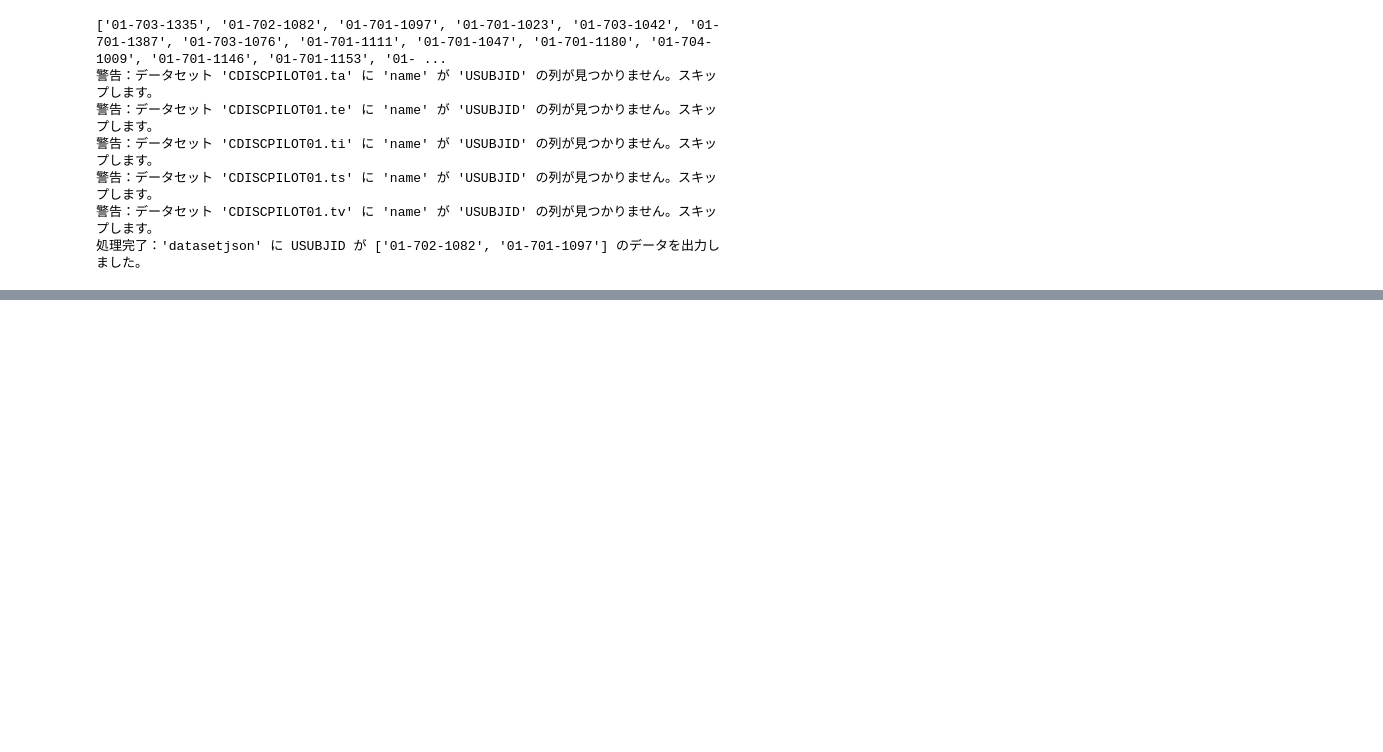
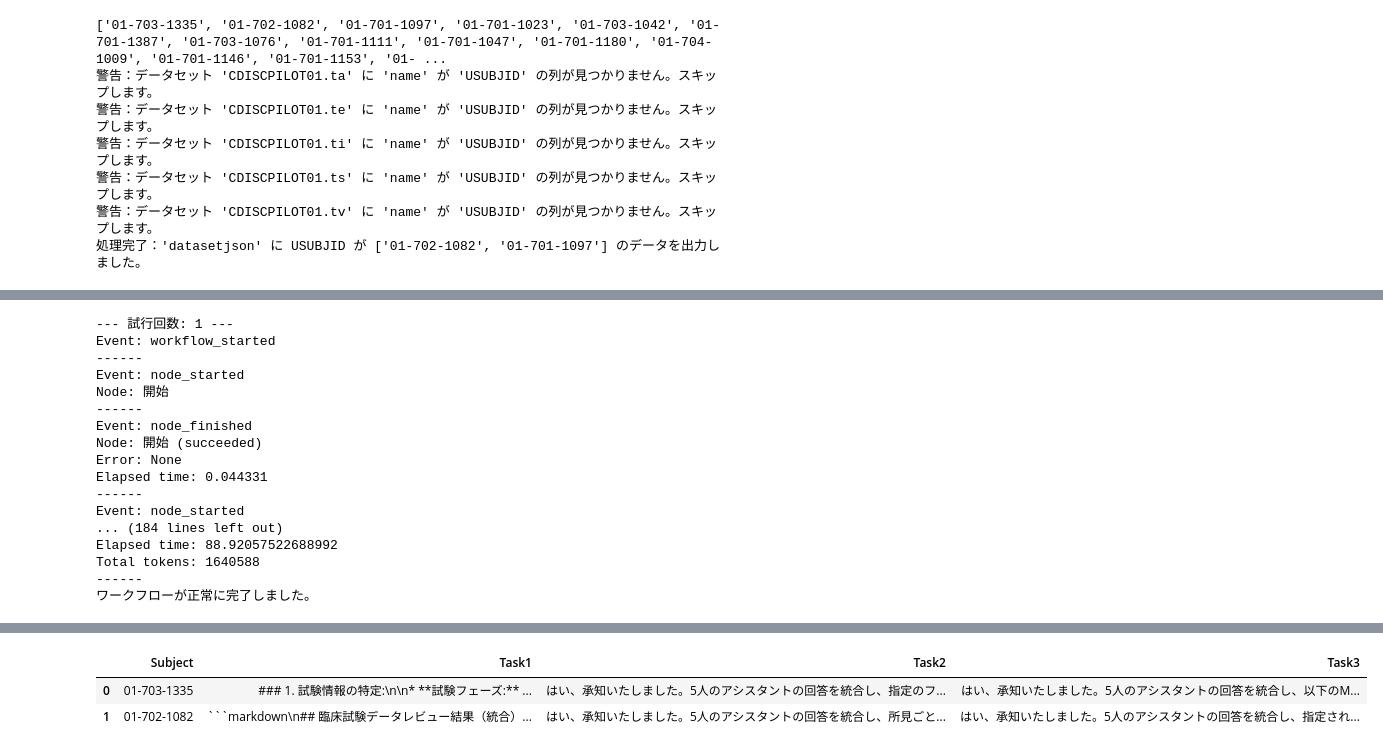
Before and after one commit to Takumi173/DifyApps, a Jupyter notebook: Dataset_JSON_Reviewer.ipynb, the cells around one changed output, grey strips where cells are left out. Cells and saved outputs as stored; diff of their text form; code cells hidden in the pictures; blank space fills up the shorter version.

````diff
--- a/Dataset_JSON_Reviewer.ipynb
+++ b/Dataset_JSON_Reviewer.ipynb
@@ -662,7 +662,7 @@ def safe_print_event_data(event: sseclient.Event):
     except AttributeError as e:
         print(f"Error accessing event data attribute: {e}")
 
-def run_workflow_with_retry(api_key: str, workflow_inputs: dict, user_id: str, max_retries: int = 3, retry_delay: int = 5):
+def run_workflow_with_retry(api_key: str, workflow_inputs: dict, user_id: str, max_retries: int = 3, retry_delay: int = 30):
     """ワークフローを実行し、エラー発生時にリトライを行う (ストリーミングモード専用)"""
     for retry in range(max_retries + 1):
         print(f"--- 試行回数: {retry + 1} ---")
@@ -937,12 +937,6 @@ for l in Target_data:
 
 updated_subjects = list(set(updated_subjects))
 print(updated_subjects)
-
-target_ids = updated_subjects[1:3]
-
-datasetjson = filter_data(dataset_list_updated, target_ids)
-print(f"処理完了：'datasetjson' に USUBJID が {target_ids} のデータを出力しました。")
-# datasetjson = filter_data(target, list(usubjids)[100])
 # %% [output]
 ['01-703-1335', '01-702-1082', '01-701-1097', '01-701-1023', '01-703-1042', '01-701-1387', '01-703-1076', '01-701-1111', '01-701-1047', '01-701-1180', '01-704-1009', '01-701-1146', '01-701-1153', '01- ...
 警告：データセット 'CDISCPILOT01.ta' に 'name' が 'USUBJID' の列が見つかりません。スキップします。
@@ -952,24 +946,45 @@ print(f"処理完了：'datasetjson' に USUBJID が {target_ids} のデータ
 警告：データセット 'CDISCPILOT01.tv' に 'name' が 'USUBJID' の列が見つかりません。スキップします。
 処理完了：'datasetjson' に USUBJID が ['01-702-1082', '01-701-1097'] のデータを出力しました。
 # %%
+import pandas as pd
+
 # リトライ付きでワークフローを実行
-for subj in updated_subjects:
-  datasetjson = filter_data(dataset_list_updated, subj)
-  print(f"処理完了：'datasetjson' に USUBJID が {subj} のデータを出力しました。")
+results_list = []
 
-  workflow_inputs_Task = create_workflow_input(ModelName, SysPrompt, UserInput_Task1, UserInput_end1, json.dumps(datasetjson), UserInput_end2)
-  result = run_workflow_with_retry(api_key, workflow_inputs_Task, user_id)
-  display(Markdown(result['data']['outputs']['text']))
+for subj in updated_subjects[0:2]:
+    datasetjson = filter_data(dataset_list_updated, subj)
+    print(f"処理完了：'datasetjson' に USUBJID が {subj} のデータを出力しました。")
 
-  workflow_inputs_Task = create_workflow_input(ModelName, SysPrompt, UserInput_Task2, UserInput_end1, json.dumps(datasetjson), UserInput_end2)
-  result = run_workflow_with_retry(api_key, workflow_inputs_Task, user_id)
-  display(Markdown(result['data']['outputs']['text']))
+    row_data = {'Subject': subj}  # 各行のデータを格納する辞書
 
-  workflow_inputs_Task = create_workflow_input(ModelName, SysPrompt, UserInput_Task3, UserInput_end1, json.dumps(datasetjson), UserInput_end2)
-  result = run_workflow_with_retry(api_key, workflow_inputs_Task, user_id)
-  display(Markdown(result['data']['outputs']['text']))
+    # Task 1 の処理
+    workflow_inputs_Task1 = create_workflow_input(ModelName, SysPrompt, UserInput_Task1, UserInput_end1, json.dumps(datasetjson), UserInput_end2)
+    result_Task1 = run_workflow_with_retry(api_key, workflow_inputs_Task1, user_id)
+    output_Task1 = result_Task1['data']['outputs']['text']
+    display(Markdown(output_Task1))
+    row_data['Task1'] = output_Task1
 
-  break
+    # Task 2 の処理
+    workflow_inputs_Task2 = create_workflow_input(ModelName, SysPrompt, UserInput_Task2, UserInput_end1, json.dumps(datasetjson), UserInput_end2)
+    result_Task2 = run_workflow_with_retry(api_key, workflow_inputs_Task2, user_id)
+    output_Task2 = result_Task2['data']['outputs']['text']
+    display(Markdown(output_Task2))
+    row_data['Task2'] = output_Task2
+
+    # Task 3 の処理
+    workflow_inputs_Task3 = create_workflow_input(ModelName, SysPrompt, UserInput_Task3, UserInput_end1, json.dumps(datasetjson), UserInput_end2)
+    result_Task3 = run_workflow_with_retry(api_key, workflow_inputs_Task3, user_id)
+    output_Task3 = result_Task3['data']['outputs']['text']
+    display(Markdown(output_Task3))
+    row_data['Task3'] = output_Task3
+
+    results_list.append(row_data)
+
+# DataFrameを作成
+df_results = pd.DataFrame(results_list)
+
+# DataFrameを表示
+display(df_results)
 # %% [output]
 警告：データセット 'CDISCPILOT01.ta' に 'name' が 'USUBJID' の列が見つかりません。スキップします。
 警告：データセット 'CDISCPILOT01.te' に 'name' が 'USUBJID' の列が見つかりません。スキップします。
@@ -1068,0 +1319,17 @@ KeyboardInterrupt:
+--- 試行回数: 1 ---
+Event: workflow_started
+------
+Event: node_started
+Node: 開始
+------
+Event: node_finished
+Node: 開始 (succeeded)
+Error: None
+Elapsed time: 0.044331
+------
+Event: node_started
+... (184 lines left out)
+Elapsed time: 88.92057522688992
+Total tokens: 1640588
+------
+ワークフローが正常に完了しました。
@@ -1068,0 +1396,3 @@ KeyboardInterrupt:
+|  | Subject | Task1 | Task2 | Task3 |
+| 0 | 01-703-1335 | ### 1. 試験情報の特定:\n\n* **試験フェーズ:** ... | はい、承知いたしました。5人のアシスタントの回答を統合し、指定のフ... | はい、承知いたしました。5人のアシスタントの回答を統合し、以下のM... |
+| 1 | 01-702-1082 | ```markdown\n## 臨床試験データレビュー結果（統合）... | はい、承知いたしました。5人のアシスタントの回答を統合し、所見ごと... | はい、承知いたしました。5人のアシスタントの回答を統合し、指定され... |
````
Also changed, not shown: parts of 2 cells of this notebook.
